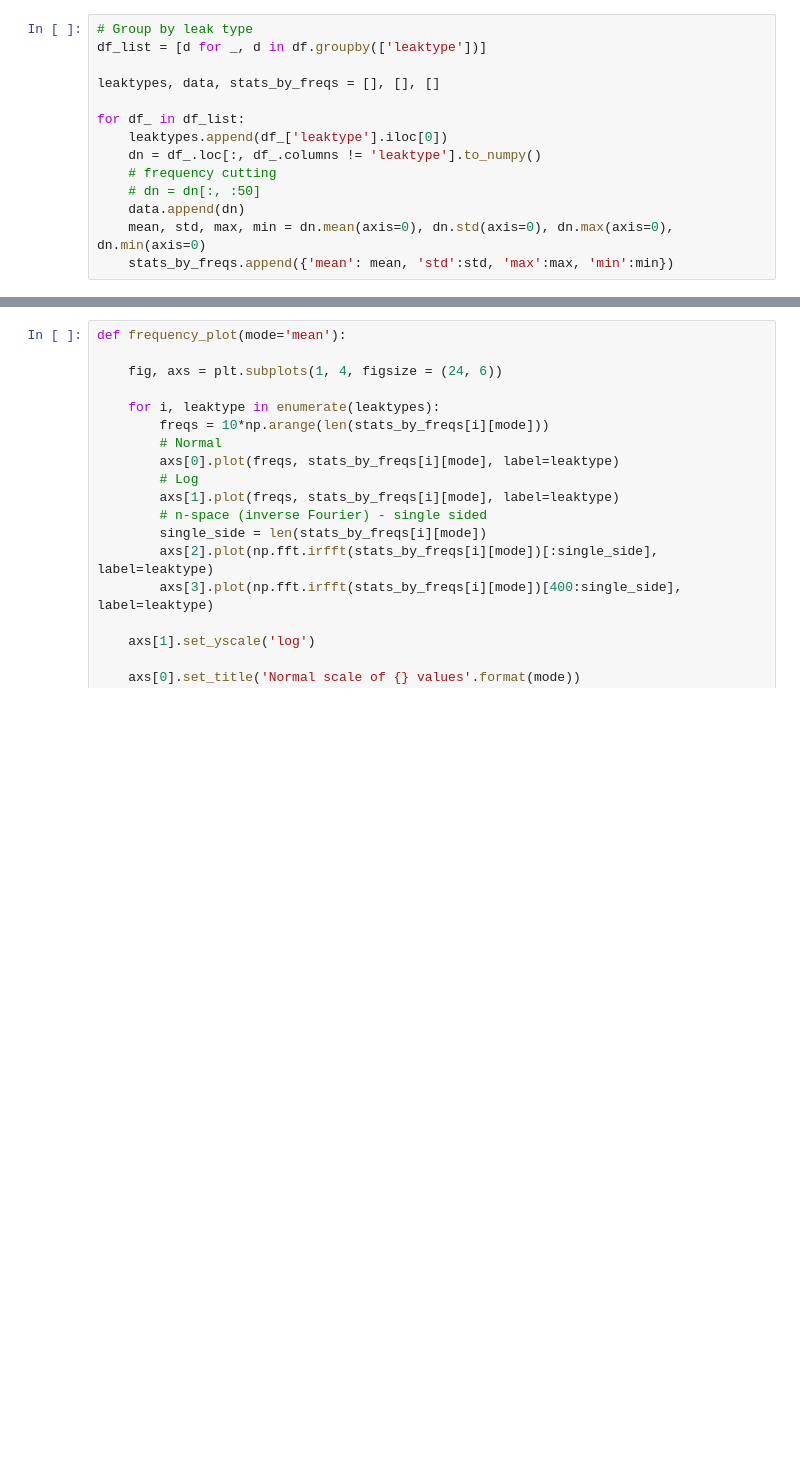
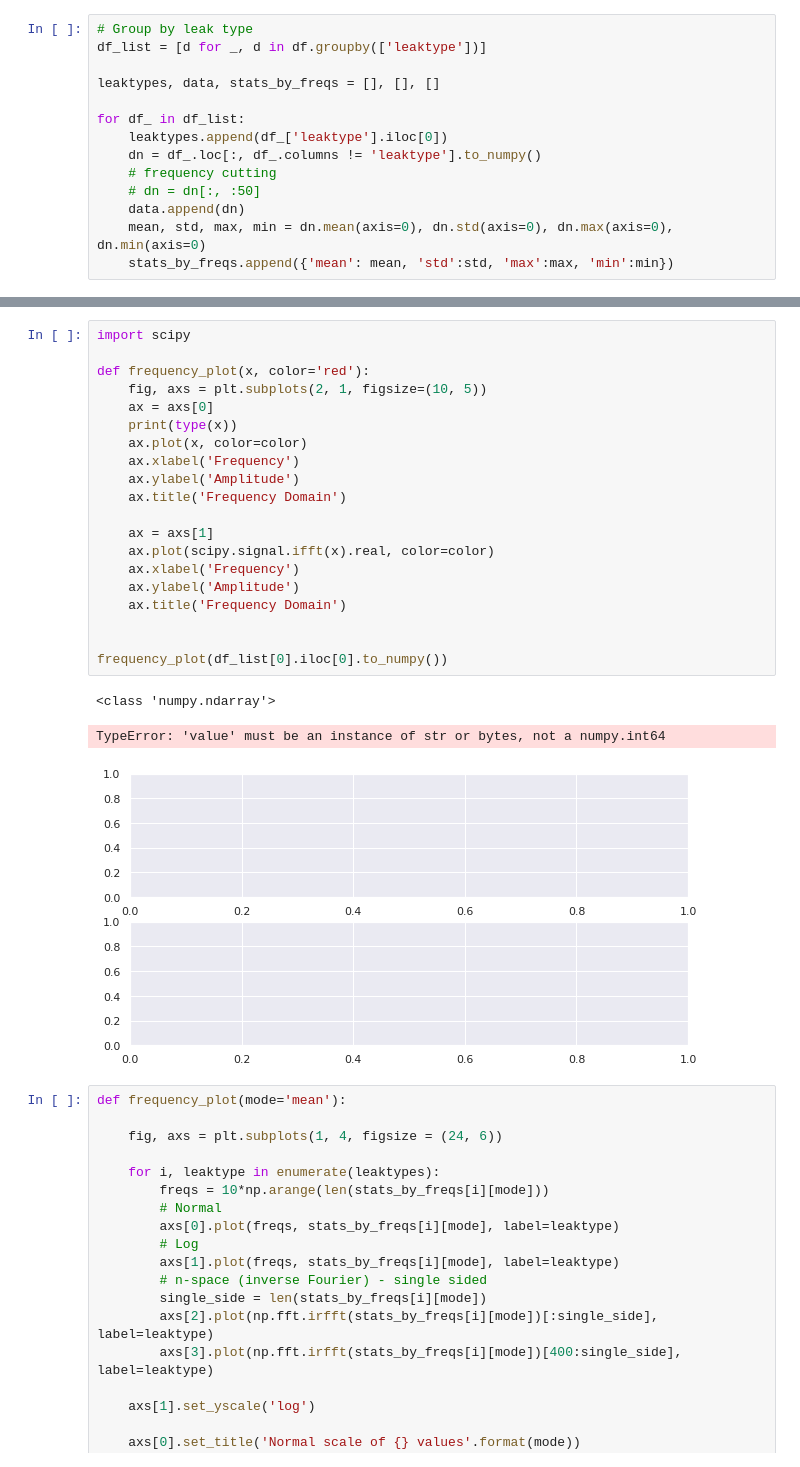
Before and after one commit to fedebotu/aichallenge-2022, a Jupyter notebook: notebooks/fede/0. Frequency Domain EDA.ipynb, the cells around one changed output, grey strips where cells are left out. Cells and saved outputs as stored; diff of their text form; blank space fills up the shorter version.

```diff
--- a/notebooks/fede/0. Frequency Domain EDA.ipynb
+++ b/notebooks/fede/0. Frequency Domain EDA.ipynb
@@ -77,3 +98,27 @@ for df_ in df_list:
+# %%
+import scipy
+
+def frequency_plot(x, color='red'):
+    fig, axs = plt.subplots(2, 1, figsize=(10, 5))
+    ax = axs[0]
+    print(type(x))
+    ax.plot(x, color=color)
+    ax.xlabel('Frequency')
+    ax.ylabel('Amplitude')
+    ax.title('Frequency Domain')
+
+    ax = axs[1]
+    ax.plot(scipy.signal.ifft(x).real, color=color)
+    ax.xlabel('Frequency')
+    ax.ylabel('Amplitude')
+    ax.title('Frequency Domain')
+
+
+frequency_plot(df_list[0].iloc[0].to_numpy())
+# %% [output]
+<class 'numpy.ndarray'>
+TypeError: 'value' must be an instance of str or bytes, not a numpy.int64
+[figure, added]
 # %%
 def frequency_plot(mode='mean'):
 
```
Also changed, not shown: parts of 3 cells of this notebook, 9 other files.
